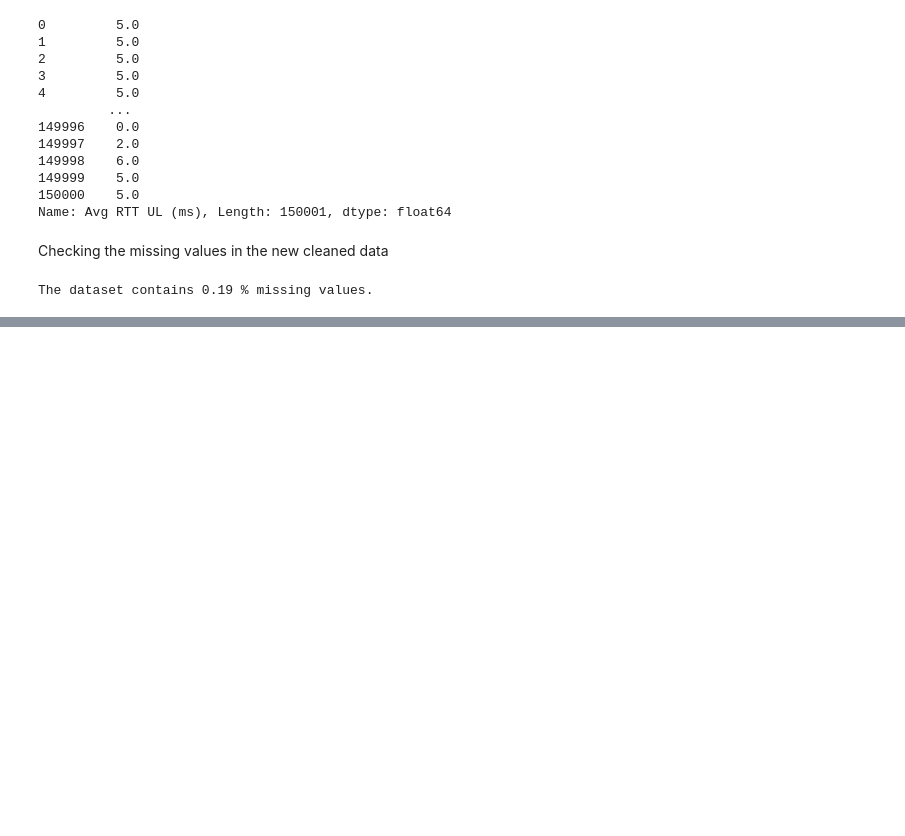
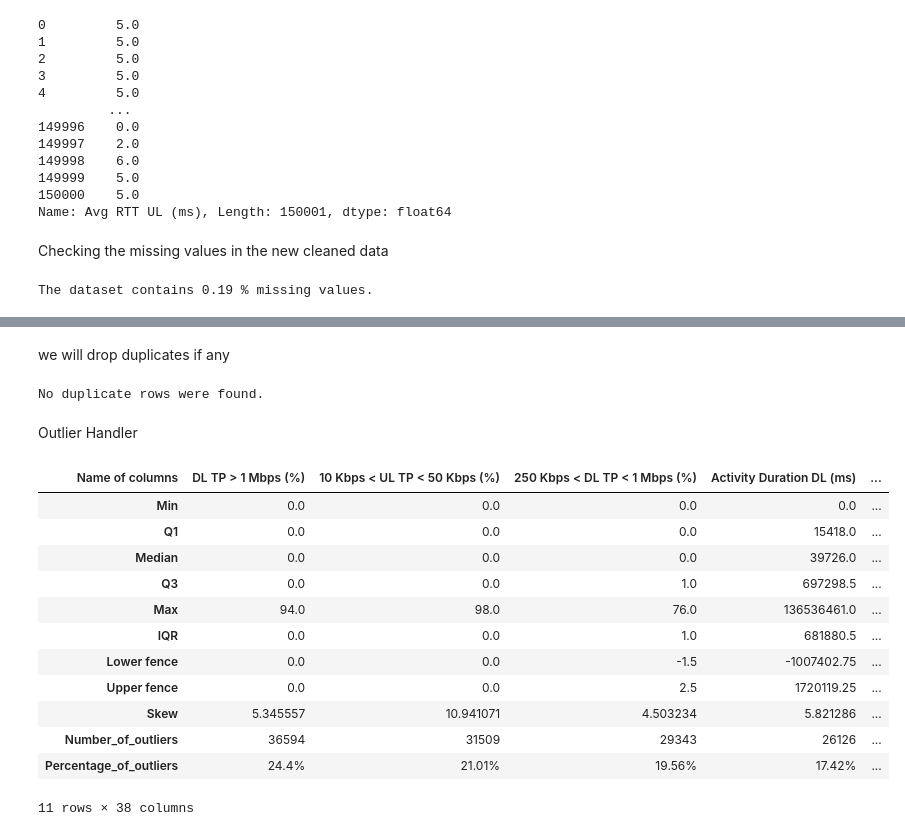
Before and after one commit to mahbubah/Telecom_DataAnalysis, a Jupyter notebook: notebooks/User Overview Analysis.ipynb, the cells around one changed output, grey strips where cells are left out. Saved outputs shown, nothing was run; the diff lists cells and outputs as text; code cells hidden in the pictures; blank space fills up the shorter version.

Commit message:
handling outliers

```diff
--- a/notebooks/User Overview Analysis.ipynb
+++ b/notebooks/User Overview Analysis.ipynb
@@ -231,0 +329,27 @@ The dataset contains 0.19 % missing values.
+# %% [markdown]
+we will drop duplicates if any
+# %%
+drop_duplicates(df_clean)
+# %% [output]
+No duplicate rows were found.
+# %% [markdown]
+Outlier Handler
+# %%
+outlier_handler = OutlierHandler(df_clean)
+# %%
+columns = df_clean.select_dtypes('float64').columns.tolist()
+outlier_handler.getOverview(columns)
+# %% [output]
+| Name of columns | DL TP > 1 Mbps (%) | 10 Kbps < UL TP < 50 Kbps (%) | 250 Kbps < DL TP < 1 Mbps (%) | Activity Duration DL (ms) | ... |
+| Min | 0.0 | 0.0 | 0.0 | 0.0 | ... |
+| Q1 | 0.0 | 0.0 | 0.0 | 15418.0 | ... |
+| Median | 0.0 | 0.0 | 0.0 | 39726.0 | ... |
+| Q3 | 0.0 | 0.0 | 1.0 | 697298.5 | ... |
+| Max | 94.0 | 98.0 | 76.0 | 136536461.0 | ... |
+| IQR | 0.0 | 0.0 | 1.0 | 681880.5 | ... |
+| Lower fence | 0.0 | 0.0 | -1.5 | -1007402.75 | ... |
+| Upper fence | 0.0 | 0.0 | 2.5 | 1720119.25 | ... |
+| Skew | 5.345557 | 10.941071 | 4.503234 | 5.821286 | ... |
+| Number_of_outliers | 36594 | 31509 | 29343 | 26126 | ... |
+| Percentage_of_outliers | 24.4% | 21.01% | 19.56% | 17.42% | ... |
+11 rows × 38 columns
```
Also changed, not shown: parts of 23 cells of this notebook, 1 other file.
